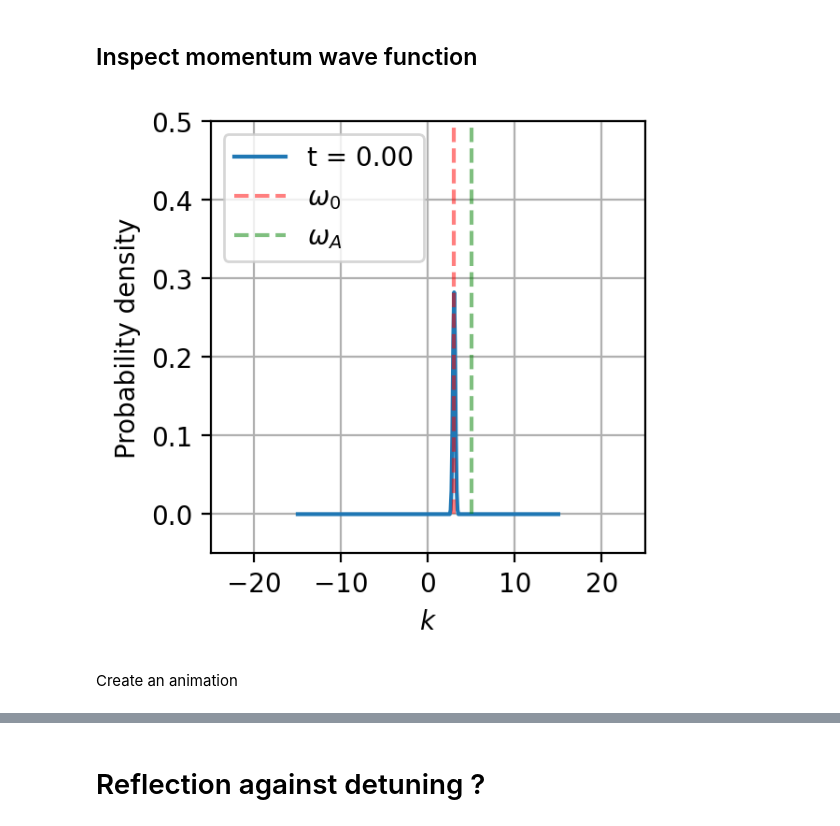
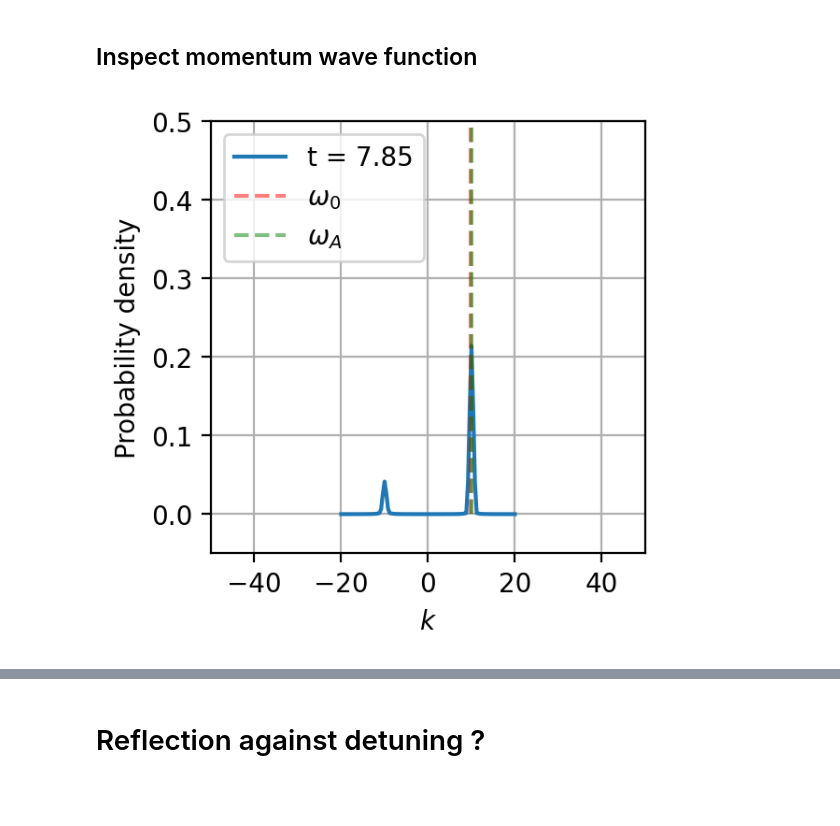
Before and after one commit to rpiron/nii_internship, a Jupyter notebook: single_photon_scattering/simu_mirror.ipynb, the cells around one changed output, grey strips where cells are left out. Drawn from its saved outputs; the diff is of its cells as text; code cells hidden in the pictures; blank space fills up the shorter version.

```diff
--- a/single_photon_scattering/simu_mirror.ipynb
+++ b/single_photon_scattering/simu_mirror.ipynb
@@ -106,7 +106,7 @@ def get_data_mirror(L, T, dt, omega_0, omega_A, omega_max, n_A, g_0, x_A, sigma,
     #time evolution
     nb_pts = int(T/dt)
     times = np.linspace(0, T, nb_pts)
-    result = qt.sesolve(H, init_state, times, e_ops= N_k_list + [N_A], options={"nsteps":10000})
+    result = qt.sesolve(H, init_state, times, e_ops= N_k_list + [N_A], options={"nsteps":10000, "progress_bar": True})
 
     N_k_tab = result.expect[:n_modes]
     N_A_tab = result.expect[-1]
@@ -118,37 +157,8 @@ First test of the function
 # %%
-L = 20*pi
-T = L/2
-dt = 0.1
-#number of atom
-n_A = 1
-x_A = 0
+omega_0 = omega_0_p
 
-#width of the wave packet
-sigma = 5
-x_0 = -L/4
-
-
-#Jaynes-Cummings parameter g_0 and energies
-g_0 = 0.1
-omega_A = 1
-omega_0 = 0.9
-
-gamma = 2*g_0**2*omega_A
-tau = 1/gamma
-time_test = T/2 + tau
-
-print("tau = ", tau)
-print("T = ", T)
-print("--------------------------------")
-
-print("Interaction time = ", T/2)
-print("time_test = ", time_test)
-print("--------------------------------")
-
-print("omega_A = ", omega_A," and omega_0 =", omega_0)
-
-omega_max = 3*omega_A
-omega_max_axis = 5*omega_A
+omega_max = 2*omega_A
+omega_max_axis = 10*omega_A
 
 print("Coupling parameter at atom frequency: ", g_0*np.sqrt(omega_A / L))
 print("delta_k = ", 2*pi/L)
@@ -172,24 +301,22 @@ Number of modes:  61
 # %% [markdown]
 <h2> Inspect momentum wave function </h2>
 # %%
-t_index = 0
+t_index = -1
 fig, ax = plt.subplots(1,1, figsize=(3,3), dpi=resol)
 
 #evolution of the probability density in position space
 ax.plot(k_tab, N_k_tab[:,t_index], label="t = {:.2f}".format(times[t_index]))
 ax.set_xlim(-omega_max_axis, omega_max_axis)
 ax.vlines(omega_0, 0, 1, color='r', linestyle='--', label=r'$\omega_0$', alpha=0.5)
 ax.vlines(omega_A, 0, 1, color='g', linestyle='--', label=r'$\omega_A$', alpha=0.5)
 ax.legend(loc='upper left')
 ax.set_xlabel(r'$k$')
 ax.set_ylim(-0.05, 0.5)
 ax.set_ylabel('Probability density')
 
 ax.grid()
 
 
 plt.show()
 # %% [output]
-[figure, old version]
+[figure, new version]
-# %% [markdown]
-Create an animation
```
Also changed, not shown: parts of 18 cells of this notebook, 16 other files.
